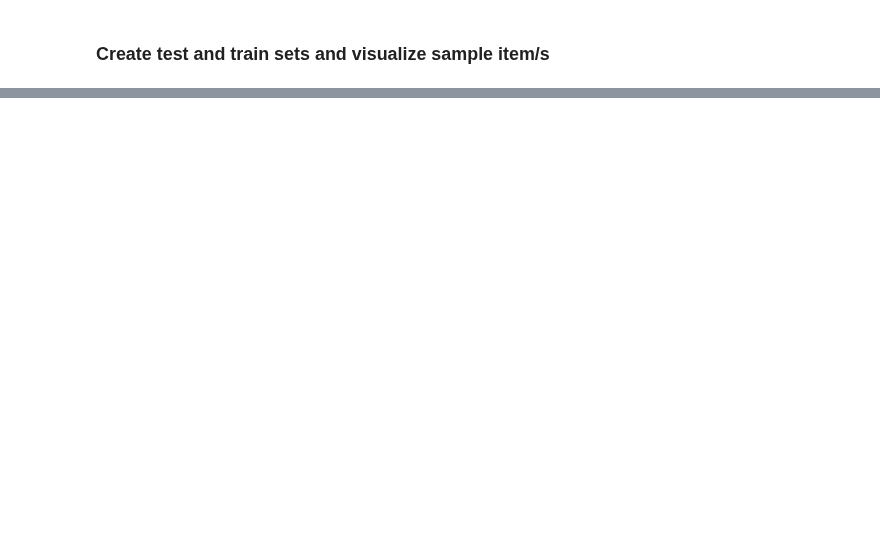
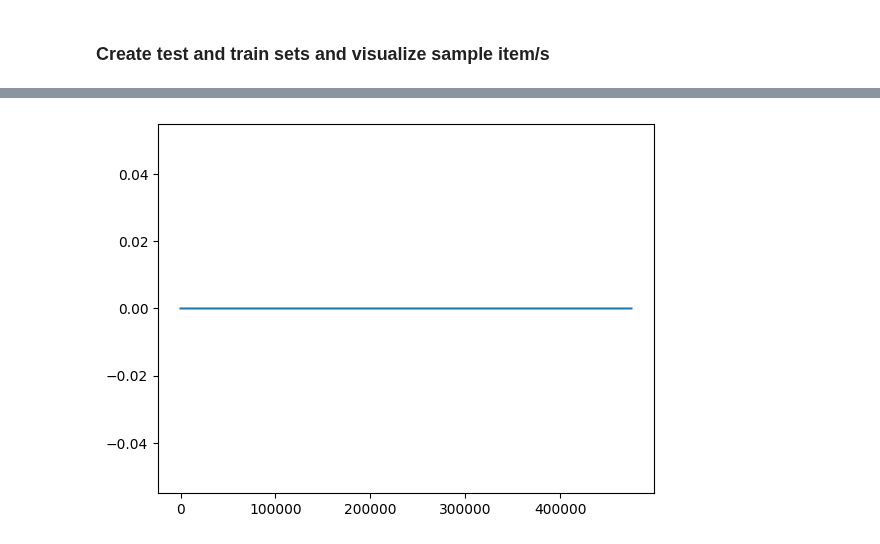
Before and after one commit to MarielTinaco/ai8x-training, a Jupyter notebook: notebooks/NILM_Seq2Point_Evaluation.ipynb, the cells around one changed output, grey strips where cells are left out. Cells and saved outputs as stored; diff of their text form; code cells hidden in the pictures; blank space fills up the shorter version.

```diff
--- a/notebooks/NILM_Seq2Point_Evaluation.ipynb
+++ b/notebooks/NILM_Seq2Point_Evaluation.ipynb
@@ -87,0 +95,3 @@ plt.plot(sample_input[0])
+# %%
+device = torch.device('cuda' if torch.cuda.is_available() else 'cpu')
+print("Working with device:", device)
@@ -87,0 +100,3 @@ plt.plot(sample_input[0])
+# %%
+train_batch_size = 256
+test_dataloader = data.DataLoader(test_set, batch_size=train_batch_size, shuffle=False)
@@ -87,0 +127,35 @@ plt.plot(sample_input[0])
+# %%
+model.eval()
+
+
+num_quantiles = 5
+softmax = torch.nn.Softmax(dim=1)
+
+preds = torch.empty(len(test_dataloader)*train_batch_size, 5)
+targs = torch.empty(len(test_dataloader)*train_batch_size, 5)
+
+with torch.no_grad():
+    for idx, (inputs, target) in enumerate(tqdm(test_dataloader)):
+        inputs = inputs.to(device)
+
+        outputs = model(inputs)
+
+        output_state = outputs[:,:2*5].reshape(train_batch_size, 2, -1)
+        output_power = outputs[:,2*5:].reshape(train_batch_size, num_quantiles, -1)
+
+        prob, pred_state = torch.max(softmax(output_state), 1)
+
+        pred_power = (output_power + 127) / 255
+        pred_power = torch.clip(pred_power, min=0, max=255)
+        pred_power = pred_power[:,2]
+
+        pred = pred_state * pred_power
+
+        targ_power = ((target[1] + 1) / 2) * 255
+
+        # targ = target[0] * targ_power
+        # targ = targ_power
+        targ = target[0]
+
+        preds[idx*train_batch_size:(idx+1)*train_batch_size, :5] = pred
+        targs[idx*train_batch_size:(idx+1)*train_batch_size, :5] = targ
@@ -87,0 +167,5 @@ plt.plot(sample_input[0])
+# %%
+plt.plot(targs[:,4])
+plt.show()
+# %% [output]
+[figure, added]
```
Also changed, not shown: parts of 11 cells of this notebook.
